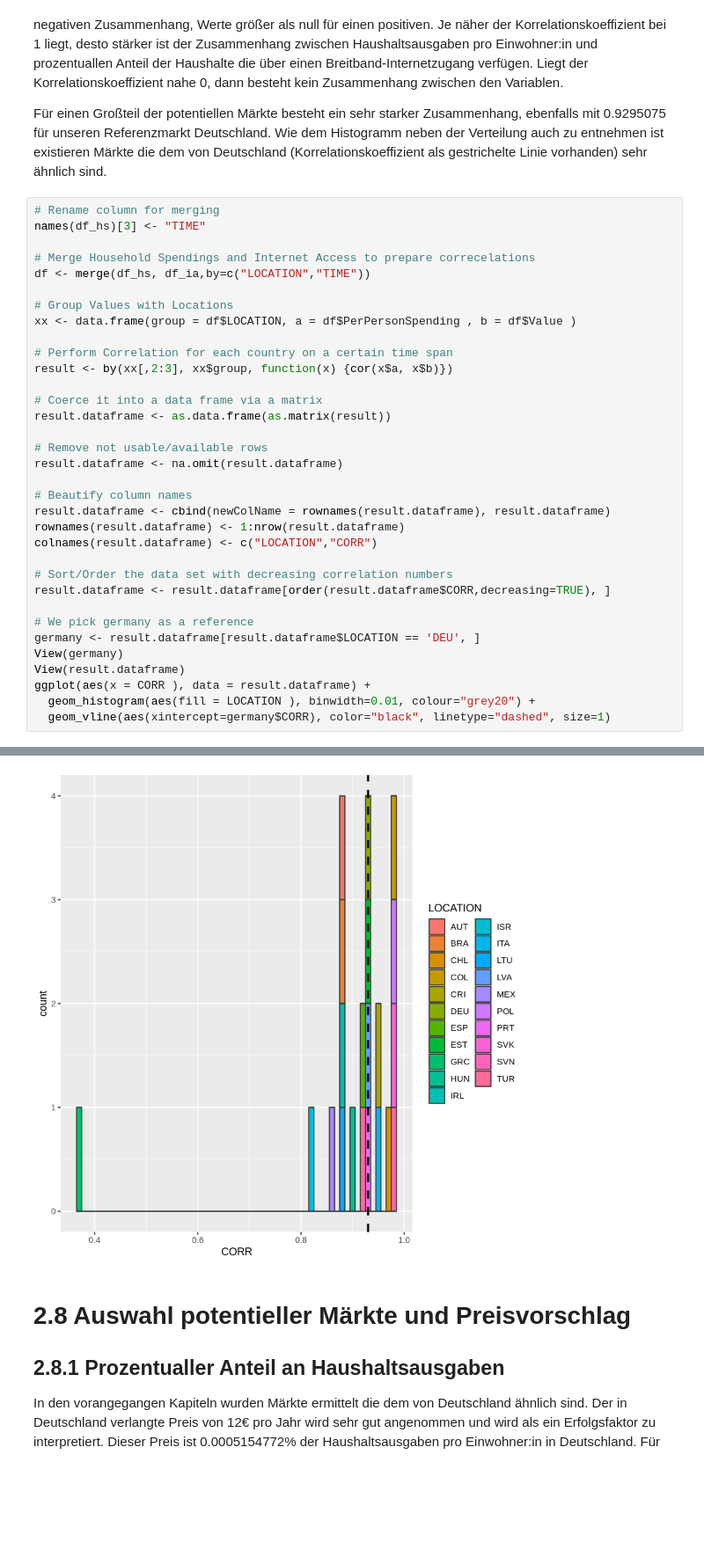
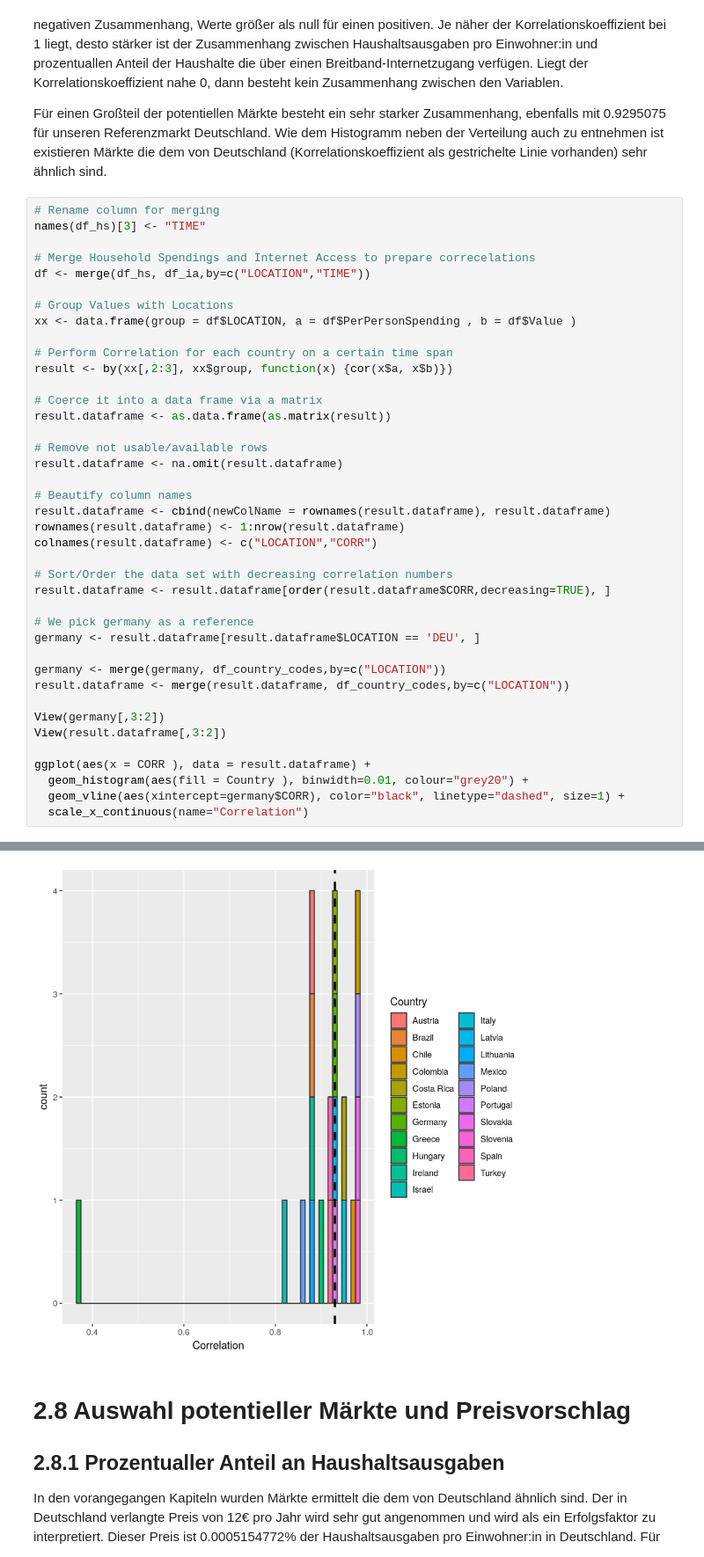
Before and after one commit to patdring/NewAppMarkets, a Jupyter notebook: CS_Fallstudie.ipynb, the cells around one changed output, grey strips where cells are left out. Shown at 88% size. Cells and saved outputs as stored; diff of their text form; blank space fills up the shorter version.

Commit message:
Polishing figures

```diff
--- a/CS_Fallstudie.ipynb
+++ b/CS_Fallstudie.ipynb
@@ -370,10 +371,16 @@ result.dataframe <- result.dataframe[order(result.dataframe$CORR,decreasing=TRUE
 
 # We pick germany as a reference
 germany <- result.dataframe[result.dataframe$LOCATION == 'DEU', ]
-View(germany)
-View(result.dataframe)
+
+germany <- merge(germany, df_country_codes,by=c("LOCATION"))
+result.dataframe <- merge(result.dataframe, df_country_codes,by=c("LOCATION"))
+
+View(germany[,3:2])
+View(result.dataframe[,3:2])
+
 ggplot(aes(x = CORR ), data = result.dataframe) +
-  geom_histogram(aes(fill = LOCATION ), binwidth=0.01, colour="grey20") +
-  geom_vline(aes(xintercept=germany$CORR), color="black", linetype="dashed", size=1)
+  geom_histogram(aes(fill = Country ), binwidth=0.01, colour="grey20") +
+  geom_vline(aes(xintercept=germany$CORR), color="black", linetype="dashed", size=1) +
+  scale_x_continuous(name="Correlation")
 # %% [output]
 A data.frame: 1 × 2
@@ -402,4 +409,4 @@ A data.frame: 21 × 2
-[figure, old version]
+[figure, new version]
 # %% [markdown]
 # 2.8 Auswahl potentieller Märkte und Preisvorschlag
 
```
Also changed, not shown: parts of 20 cells of this notebook.
